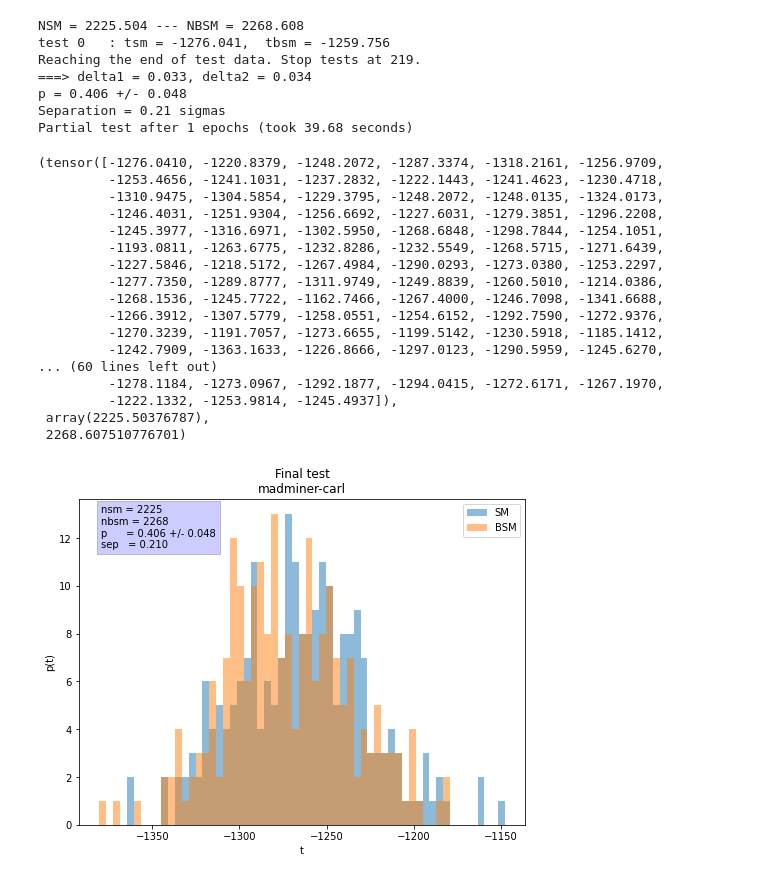
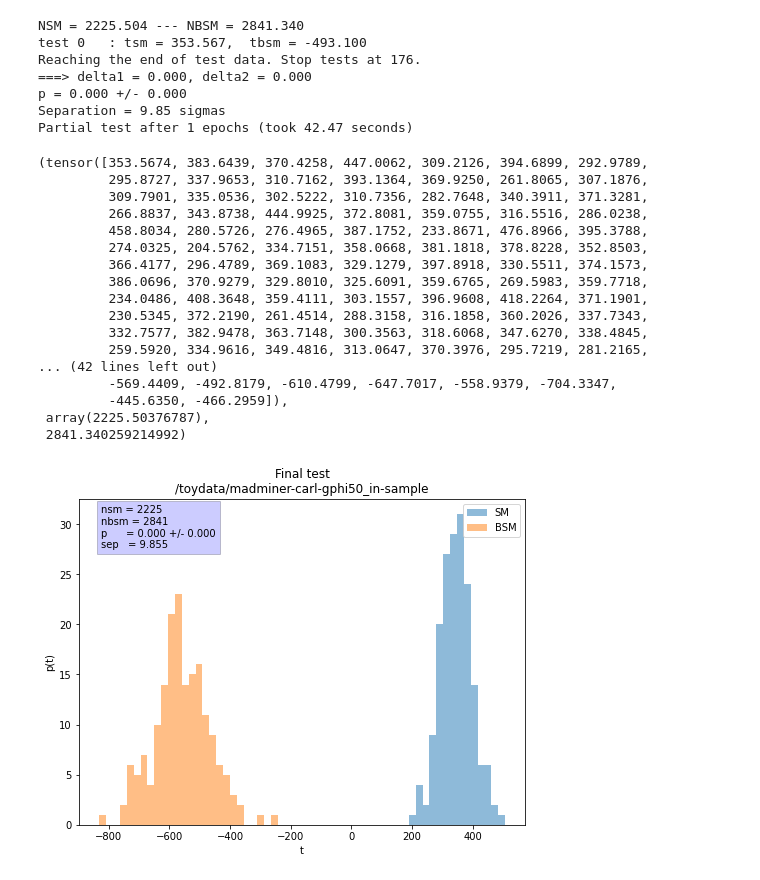
Before and after one commit to johannbrehmer/madminer, a Jupyter notebook: examples/tutorial_particle_physics/TestEstimator.ipynb, the cells around one changed output. Saved outputs shown, nothing was run; the diff lists cells and outputs as text; code cells hidden in the pictures.

Commit message:
Training for 1000 epochs and testing on toydata.

```diff
--- a/examples/tutorial_particle_physics/TestEstimator.ipynb
+++ b/examples/tutorial_particle_physics/TestEstimator.ipynb
@@ -1,7 +1,7 @@
 # %%
 from OurTrainingTools import *
 
-def test_model(madminermodel, test_input_sm, test_input_bsm, epochs, e, n_meas, pm, verbose_t=True, verbose_period_t=1e5):
+def test_model(madminermodel, test_input_sm, test_input_bsm, epochs, e, n_meas, pm, verbose_t=True, verbose_period_t=1e5, title=''):
 
         def compute_t(madminermodel, nev, counter, test_input):
             n_gen = 0
@@ -19,7 +19,7 @@ def test_model(madminermodel, test_input_sm, test_input_bsm, epochs, e, n_meas,
                                             np.array([0.]))[0][0])
             log_ratio = torch.tensor(log_ratio)
             #ratio = 1./ratio
-            log_ratio = -log_ratio
+            #log_ratio = log_ratio
             out  = 2 * (NBSM - NSM - (log_ratio+torch.log(torch.tensor(NBSM/NSM))).sum(0))
             return out, int(counter+n_gen)
 
@@ -68,7 +68,7 @@ def test_model(madminermodel, test_input_sm, test_input_bsm, epochs, e, n_meas,
         if verbose_t:
             print('p = %.3f +/- %.3f' %(p, deltap))
             print('Separation = %.2f sigmas'%(sep))
-            training_properties = 'madminer-carl'
+            training_properties = '/toydata/madminer-carl-'+title
             plot_histogram(tsm, tbsm, int(NSM), int(NBSM), p, deltap, sep, epochs, e,
                                 training_properties, results_path)
             print('Partial test after %d epochs (took %.2f seconds)\n'
@@ -113,2 +112,13 @@ def plot_histogram(tsm, tbsm, nsm, nbsm, p, deltap, sep, epochs,
 
     return
+# %%
+from madminer import ParameterizedRatioEstimator
+from madminer.ml.morphing_aware import MorphingAwareRatioEstimator
+
+estimator = MorphingAwareRatioEstimator(
+    morphing_setup_filename=os.getcwd()+'/data/setup.h5',
+    n_hidden=(60,60),
+    activation="tanh",
+)
+
+estimator.load(os.getcwd()+'/models/carl')
@@ -115,5 +127,5 @@ def plot_histogram(tsm, tbsm, nsm, nbsm, p, deltap, sep, epochs,
 # %%
-f = h5py.File('gphi_toydata_test.h5', 'r')
+f = h5py.File(os.getcwd()+'/toydata/gphi_toydata_test_50_in.h5', 'r')
 Data = np.array(f['Data'])
 Labels = np.array(f['Labels'])
 NSM = np.array(f['NSM'])
@@ -127,45 +139,34 @@ results_path = os.getcwd()
 Idx_test = torch.randperm(len(Data))
 Data_test = torch.Tensor(Data[Idx_test])
 Label_test = torch.Tensor(Labels[Idx_test])
-# %%
-from madminer import ParameterizedRatioEstimator
-from madminer.ml.morphing_aware import MorphingAwareRatioEstimator
-
-estimator = MorphingAwareRatioEstimator(
-    morphing_setup_filename=os.getcwd()+'/../data/setup.h5',
-    n_hidden=(60,60),
-    activation="tanh",
-)
-
-estimator.load(os.getcwd()+'/../models/carl')
 # %%
-test_model(estimator, Data_test[Label_test==0, :], Data_test[Label_test==1, :], 1, 1, 4000, 'plus', verbose_t=True, verbose_period_t=1e5)
+test_model(estimator, Data_test[Label_test==0, :], Data_test[Label_test==1, :], 1, 1, 4000, 'plus', verbose_t=True, verbose_period_t=1e5, title='gphi50_in-sample')
 # %% [output]
-NSM = 2225.504 --- NBSM = 2268.608
-test 0   : tsm = -1276.041,  tbsm = -1259.756
-Reaching the end of test data. Stop tests at 219.
-===> delta1 = 0.033, delta2 = 0.034
-p = 0.406 +/- 0.048
-Separation = 0.21 sigmas
-Partial test after 1 epochs (took 39.68 seconds)
+NSM = 2225.504 --- NBSM = 2841.340
+test 0   : tsm = 353.567,  tbsm = -493.100
+Reaching the end of test data. Stop tests at 176.
+===> delta1 = 0.000, delta2 = 0.000
+p = 0.000 +/- 0.000
+Separation = 9.85 sigmas
+Partial test after 1 epochs (took 42.47 seconds)
-(tensor([-1276.0410, -1220.8379, -1248.2072, -1287.3374, -1318.2161, -1256.9709,
-         -1253.4656, -1241.1031, -1237.2832, -1222.1443, -1241.4623, -1230.4718,
-         -1310.9475, -1304.5854, -1229.3795, -1248.2072, -1248.0135, -1324.0173,
-         -1246.4031, -1251.9304, -1256.6692, -1227.6031, -1279.3851, -1296.2208,
-         -1245.3977, -1316.6971, -1302.5950, -1268.6848, -1298.7844, -1254.1051,
-         -1193.0811, -1263.6775, -1232.8286, -1232.5549, -1268.5715, -1271.6439,
-         -1227.5846, -1218.5172, -1267.4984, -1290.0293, -1273.0380, -1253.2297,
-         -1277.7350, -1289.8777, -1311.9749, -1249.8839, -1260.5010, -1214.0386,
-         -1268.1536, -1245.7722, -1162.7466, -1267.4000, -1246.7098, -1341.6688,
-         -1266.3912, -1307.5779, -1258.0551, -1254.6152, -1292.7590, -1272.9376,
-         -1270.3239, -1191.7057, -1273.6655, -1199.5142, -1230.5918, -1185.1412,
-         -1242.7909, -1363.1633, -1226.8666, -1297.0123, -1290.5959, -1245.6270,
-... (60 lines left out)
-         -1278.1184, -1273.0967, -1292.1877, -1294.0415, -1272.6171, -1267.1970,
-         -1222.1332, -1253.9814, -1245.4937]),
+(tensor([353.5674, 383.6439, 370.4258, 447.0062, 309.2126, 394.6899, 292.9789,
+         295.8727, 337.9653, 310.7162, 393.1364, 369.9250, 261.8065, 307.1876,
+         309.7901, 335.0536, 302.5222, 310.7356, 282.7648, 340.3911, 371.3281,
+         266.8837, 343.8738, 444.9925, 372.8081, 359.0755, 316.5516, 286.0238,
+         458.8034, 280.5726, 276.4965, 387.1752, 233.8671, 476.8966, 395.3788,
+         274.0325, 204.5762, 334.7151, 358.0668, 381.1818, 378.8228, 352.8503,
+         366.4177, 296.4789, 369.1083, 329.1279, 397.8918, 330.5511, 374.1573,
+         386.0696, 370.9279, 329.8010, 325.6091, 359.6765, 269.5983, 359.7718,
+         234.0486, 408.3648, 359.4111, 303.1557, 396.9608, 418.2264, 371.1901,
+         230.5345, 372.2190, 261.4514, 288.3158, 316.1858, 360.2026, 337.7343,
+         332.7577, 382.9478, 363.7148, 300.3563, 318.6068, 347.6270, 338.4845,
+         259.5920, 334.9616, 349.4816, 313.0647, 370.3976, 295.7219, 281.2165,
+... (42 lines left out)
+         -569.4409, -492.8179, -610.4799, -647.7017, -558.9379, -704.3347,
+         -445.6350, -466.2959]),
  array(2225.50376787),
- 2268.607510776701)
+ 2841.340259214992)
-[figure, old version]
+[figure, new version]
 # %%
 f.close()
 # %%
```
Also changed, not shown: parts of 15 cells of this notebook, 6 other files.
